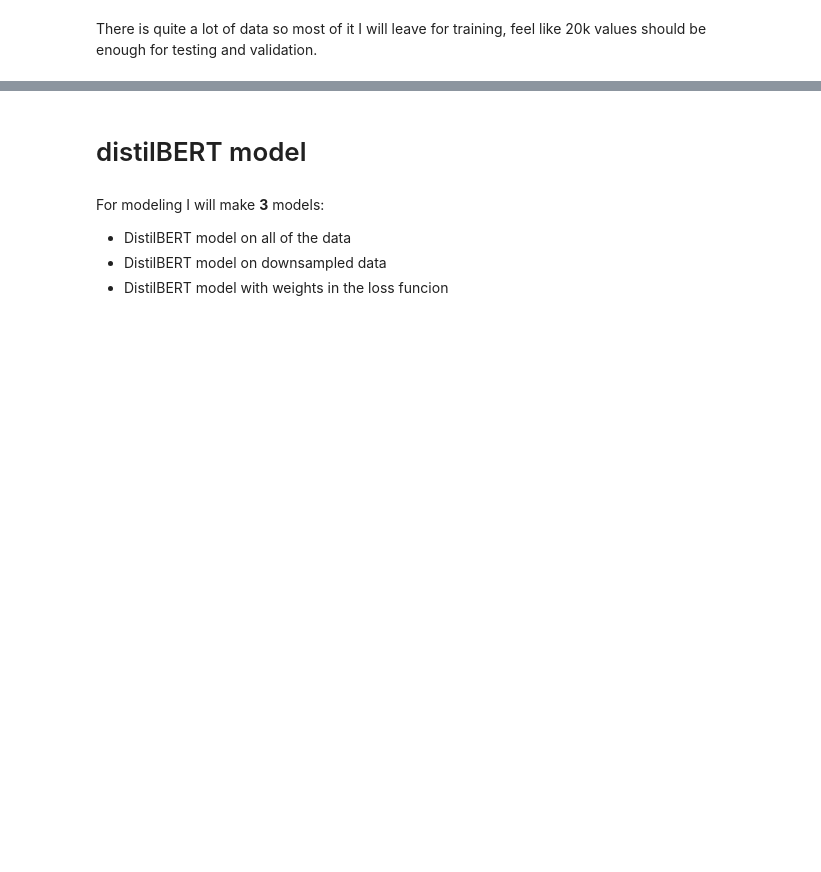
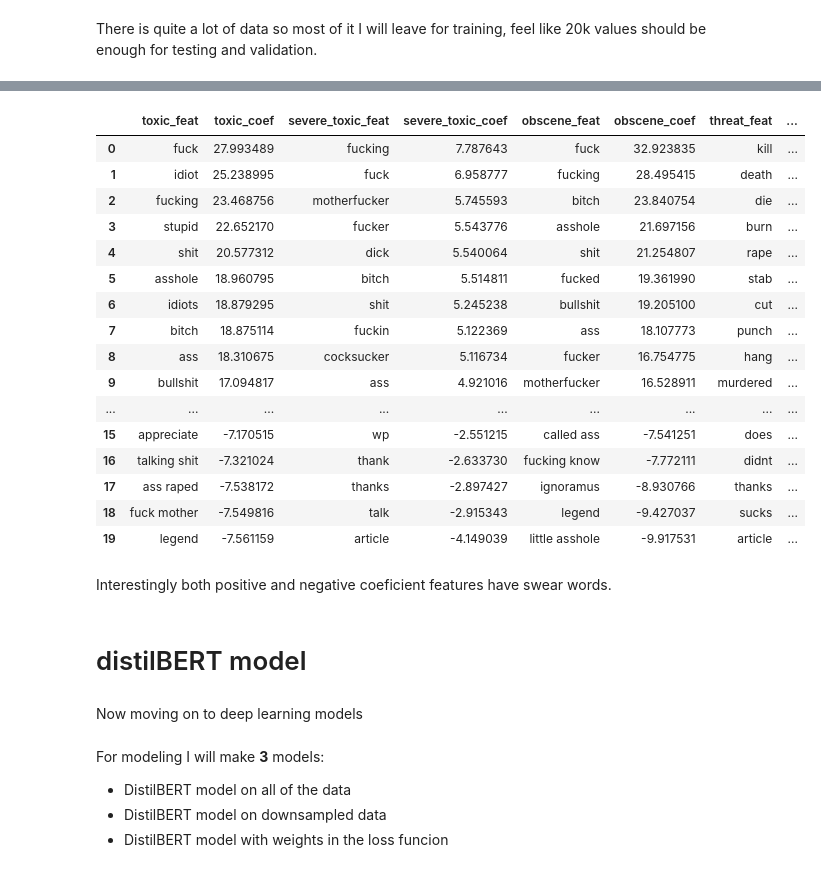
Before and after one commit to Heraldika/BERT_comment_classification, a Jupyter notebook: toxic_comment_classification.ipynb, the cells around one changed output, grey strips where cells are left out. Saved outputs shown, nothing was run; the diff lists cells and outputs as text; code cells hidden in the pictures; blank space fills up the shorter version.

```diff
--- a/toxic_comment_classification.ipynb
+++ b/toxic_comment_classification.ipynb
@@ -244,5 +484,50 @@ test_loader = DataLoader(
+# %%
+all_model_feats = []
+for label, model in base_models.items():
+    coefs = model["cls"].coef_
+    feat_names = model["vectorizer"].get_feature_names_out()
+    neg_feats = (
+        pd.DataFrame(
+            list(zip(feat_names, coefs[0])), columns=[f"{label}_feat", f"{label}_coef"]
+        )
+        .sort_values(f"{label}_coef", ascending=False)
+        .tail(10)
+    )
+    pos_feats = (
+        pd.DataFrame(
+            list(zip(feat_names, coefs[0])), columns=[f"{label}_feat", f"{label}_coef"]
+        )
+        .sort_values(f"{label}_coef", ascending=False)
+        .head(10)
+    )
+    comb = pos_feats.append(neg_feats).reset_index().drop("index", axis=1)
+    all_model_feats.append(comb)
+# %%
+pd.concat(all_model_feats, axis=1)
+# %% [output]
+|  | toxic_feat | toxic_coef | severe_toxic_feat | severe_toxic_coef | obscene_feat | obscene_coef | threat_feat | ... |
+| 0 | fuck | 27.993489 | fucking | 7.787643 | fuck | 32.923835 | kill | ... |
+| 1 | idiot | 25.238995 | fuck | 6.958777 | fucking | 28.495415 | death | ... |
+| 2 | fucking | 23.468756 | motherfucker | 5.745593 | bitch | 23.840754 | die | ... |
+| 3 | stupid | 22.652170 | fucker | 5.543776 | asshole | 21.697156 | burn | ... |
+| 4 | shit | 20.577312 | dick | 5.540064 | shit | 21.254807 | rape | ... |
+| 5 | asshole | 18.960795 | bitch | 5.514811 | fucked | 19.361990 | stab | ... |
+| 6 | idiots | 18.879295 | shit | 5.245238 | bullshit | 19.205100 | cut | ... |
+| 7 | bitch | 18.875114 | fuckin | 5.122369 | ass | 18.107773 | punch | ... |
+| 8 | ass | 18.310675 | cocksucker | 5.116734 | fucker | 16.754775 | hang | ... |
+| 9 | bullshit | 17.094817 | ass | 4.921016 | motherfucker | 16.528911 | murdered | ... |
+| ... | ... | ... | ... | ... | ... | ... | ... | ... |
+| 15 | appreciate | -7.170515 | wp | -2.551215 | called ass | -7.541251 | does | ... |
+| 16 | talking shit | -7.321024 | thank | -2.633730 | fucking know | -7.772111 | didnt | ... |
+| 17 | ass raped | -7.538172 | thanks | -2.897427 | ignoramus | -8.930766 | thanks | ... |
+| 18 | fuck mother | -7.549816 | talk | -2.915343 | legend | -9.427037 | sucks | ... |
+| 19 | legend | -7.561159 | article | -4.149039 | little asshole | -9.917531 | article | ... |
+# %% [markdown]
+Interestingly both positive and negative coeficient features have swear words.
 # %% [markdown]
 # distilBERT model
+# %% [markdown]
+Now moving on to deep learning models
 # %% [markdown]
 For modeling I will make **3** models:
 * DistilBERT model on all of the data
```
Also changed, not shown: parts of 29 cells of this notebook.
